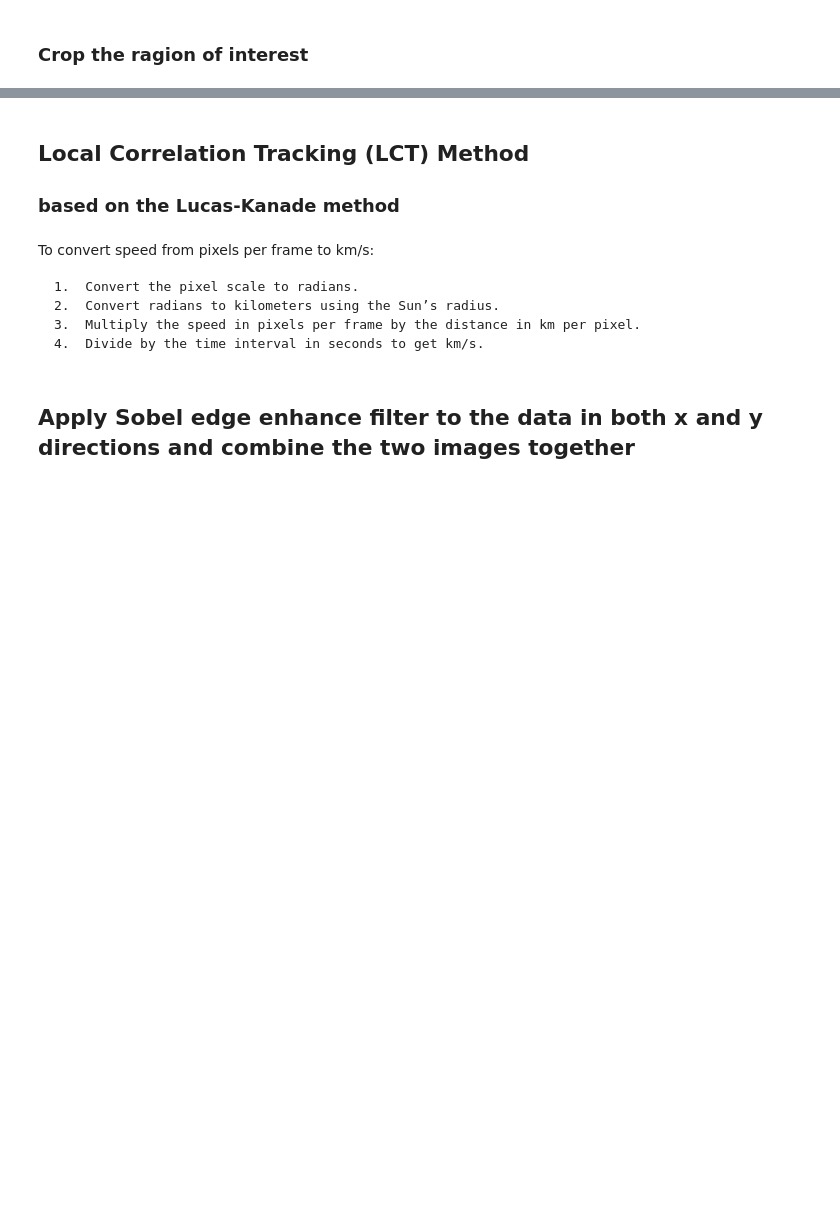
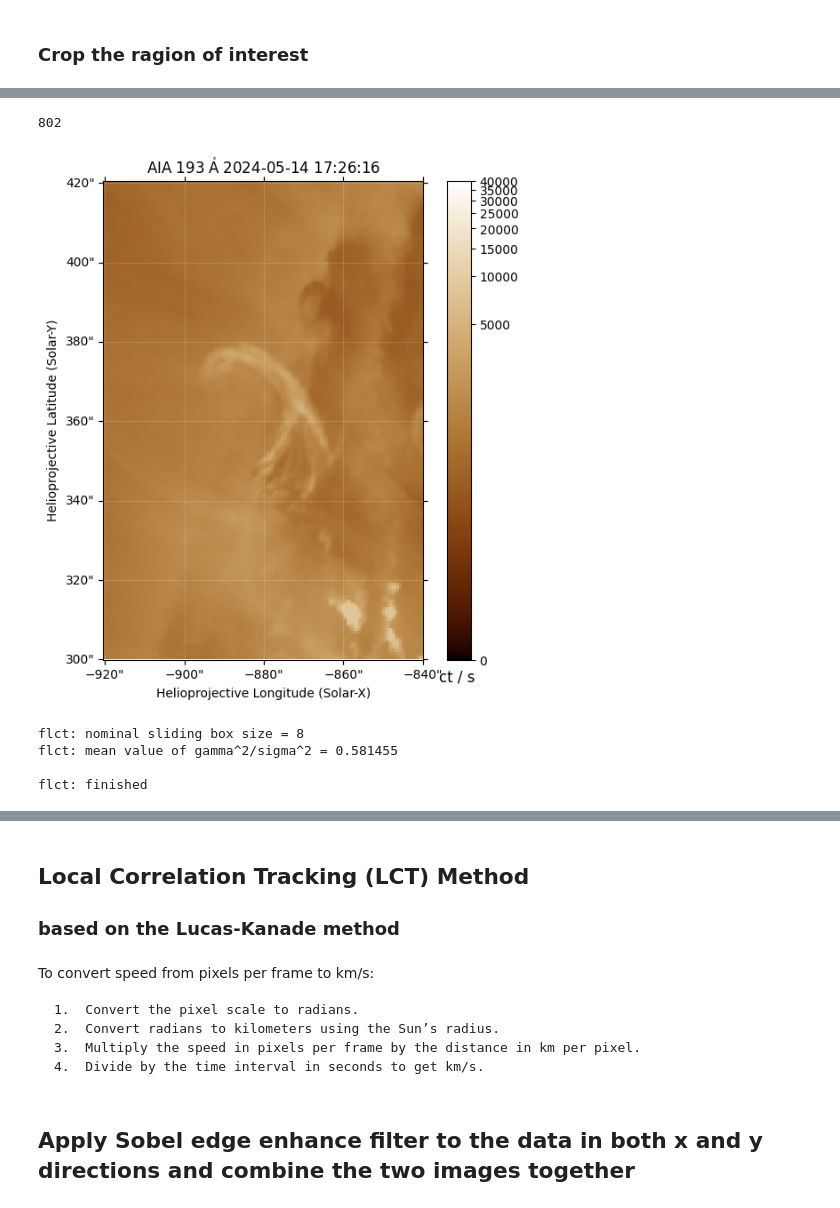
Before and after one commit to MohamedNedal/dias_work, a Jupyter notebook: tornado.ipynb, the cells around one changed output, grey strips where cells are left out. Saved outputs shown, nothing was run; the diff lists cells and outputs as text; code cells hidden in the pictures; blank space fills up the shorter version.

```diff
--- a/tornado.ipynb
+++ b/tornado.ipynb
@@ -188,0 +420,12 @@ plt.show()
+# %%
+len(aia_193_map_objects)
+# %% [output]
+802
+# %%
+m = aia_193_map_objects[130]
+top_right   = SkyCoord(-840*u.arcsec, 420*u.arcsec, frame=m.coordinate_frame)
+bottom_left = SkyCoord(-920*u.arcsec, 300*u.arcsec, frame=m.coordinate_frame)
+submap = m.submap(bottom_left, top_right=top_right)
+submap.peek()
+# %% [output]
+[figure, added]
@@ -188,0 +444,7 @@ plt.show()
+# %%
+vel_x, vel_y, vm = pyflct.flct(image1.data, image2.data, deltat=12, deltas=1, sigma=2.3)
+# %% [output]
+flct: nominal sliding box size = 8
+flct: mean value of gamma^2/sigma^2 = 0.581455
+
+flct: finished
```
Also changed, not shown: parts of 24 cells of this notebook.
